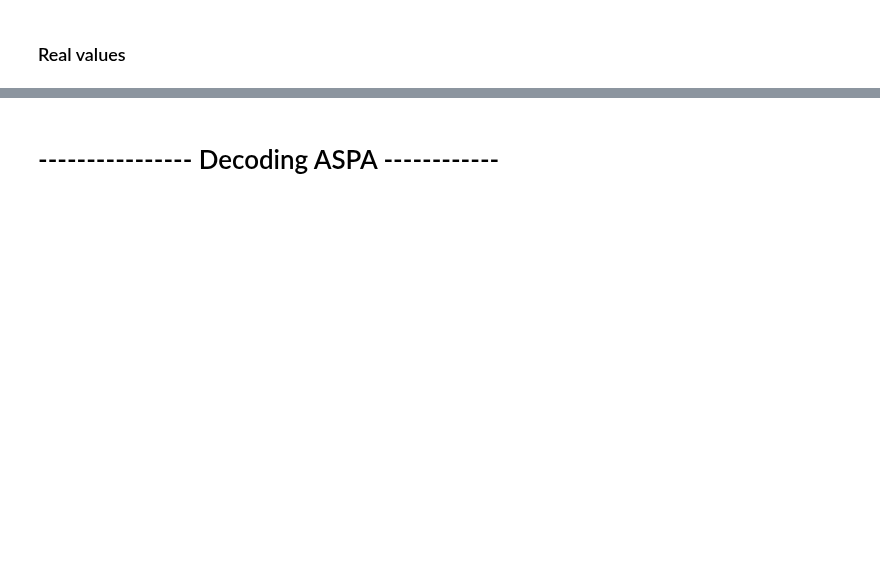
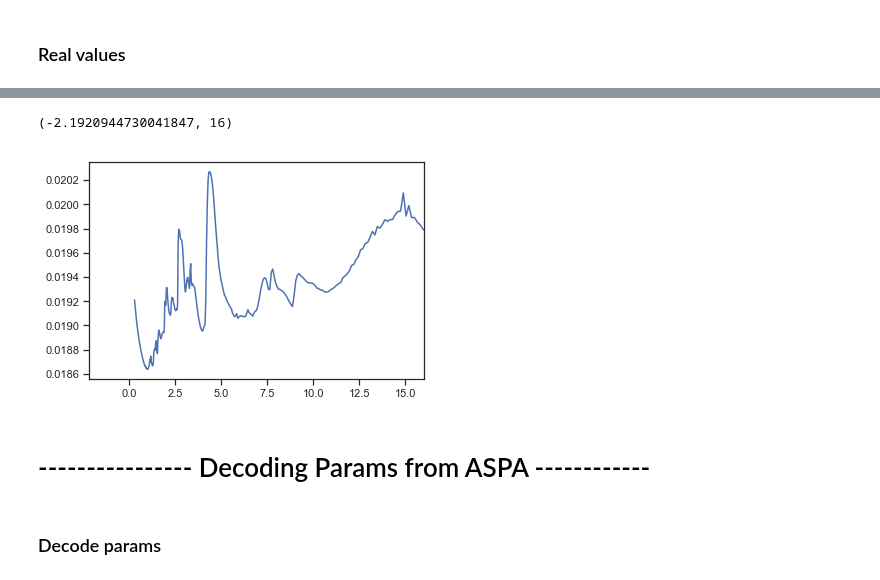
Before and after one commit to deKeijzer/SRON-DCGAN, a Jupyter notebook: notebooks/ASPA v3.ipynb, the cells around one changed output, grey strips where cells are left out. Drawn from its saved outputs; the diff is of its cells as text; code cells hidden in the pictures; blank space fills up the shorter version.

Commit message:
Aspa param decoder created. Analyzing (possible causes) or the large error in inpainting copy1 notebook.

```diff
--- a/notebooks/ASPA v3.ipynb
+++ b/notebooks/ASPA v3.ipynb
@@ -232,5 +217,11 @@ No handles with labels found to put in legend.
+# %%
+plt.plot(wavelengths, dict_['data']['spectrum'])
+plt.xlim(right=16)
+# %% [output]
+(-2.1920944730041847, 16)
+[figure, added]
 # %% [markdown]
-# ---------------- Decoding ASPA ------------
+# ---------------- Decoding Params from ASPA ------------
 # %%
 def inverse_scale(X_, X_min, X_max):
     """
@@ -277,6 +265,8 @@ params_dict = {
     'co2_mixratio': 0,
     'co_mixratio': 0
 }
+# %% [markdown]
+### Decode params
 # %%
 for i,param in enumerate(params_dict):
     # put aspa values in dict
```
Also changed, not shown: parts of 25 cells of this notebook, 8 other files.
